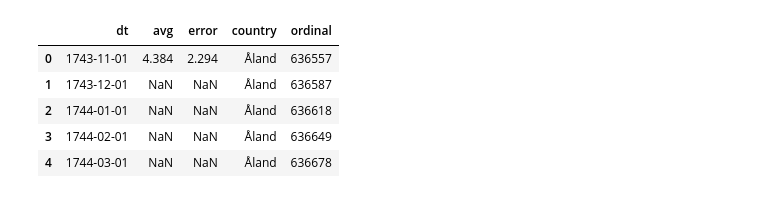
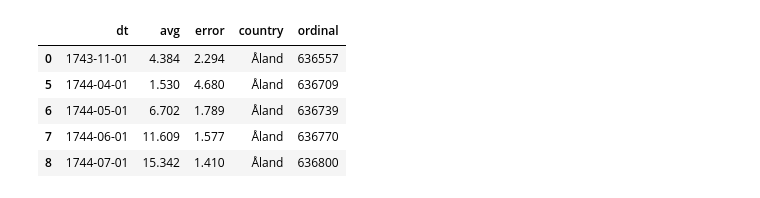
Before and after one commit to smcsicardi/metnum-tp3, a Jupyter notebook: Mapas.ipynb, the cells around one changed output. Cells and saved outputs as stored; diff of their text form; code cells hidden in the pictures.

```diff
--- a/Mapas.ipynb
+++ b/Mapas.ipynb
@@ -11,15 +13,19 @@ from math import *
 plt.rcParams["figure.figsize"] = (16, 9)
 # %%
+# parseo con fechas
 df = pd.read_csv('data/GlobalLandTemperaturesByCountry.csv', parse_dates=[0])
+# rename de columnas
 df.columns = ['dt', 'avg', 'error', 'country']
-first_date = df['dt'][0]
+# toordinal() para tener una fecha numerica monotona
 df['ordinal'] = df['dt'].apply(lambda d: d.toordinal())
+# filtro los NaN
+df = df[df.avg.notnull()]
 df.head()
 # %% [output]
 |  | dt | avg | error | country | ordinal |
 | 0 | 1743-11-01 | 4.384 | 2.294 | Åland | 636557 |
-| 1 | 1743-12-01 | NaN | NaN | Åland | 636587 |
-| 2 | 1744-01-01 | NaN | NaN | Åland | 636618 |
-| 3 | 1744-02-01 | NaN | NaN | Åland | 636649 |
-| 4 | 1744-03-01 | NaN | NaN | Åland | 636678 |
+| 5 | 1744-04-01 | 1.530 | 4.680 | Åland | 636709 |
+| 6 | 1744-05-01 | 6.702 | 1.789 | Åland | 636739 |
+| 7 | 1744-06-01 | 11.609 | 1.577 | Åland | 636770 |
+| 8 | 1744-07-01 | 15.342 | 1.410 | Åland | 636800 |
 # %%
```
Also changed, not shown: parts of 5 cells of this notebook, 2 other files.
